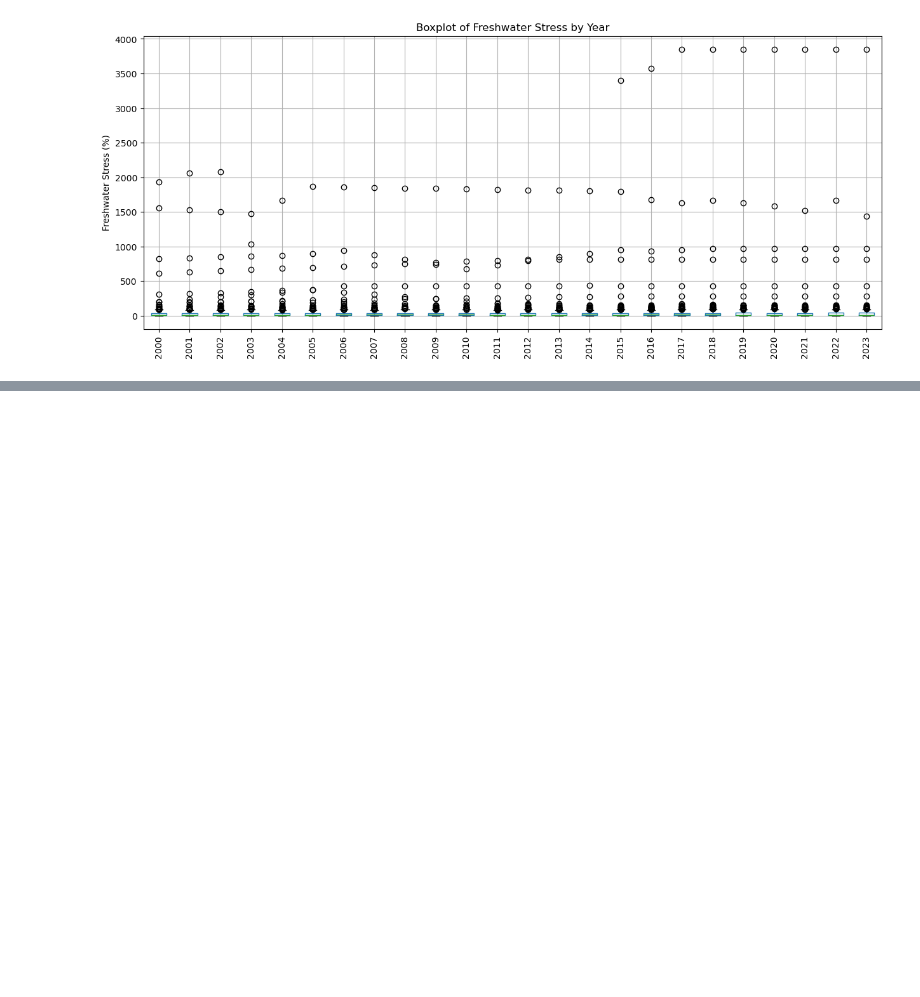
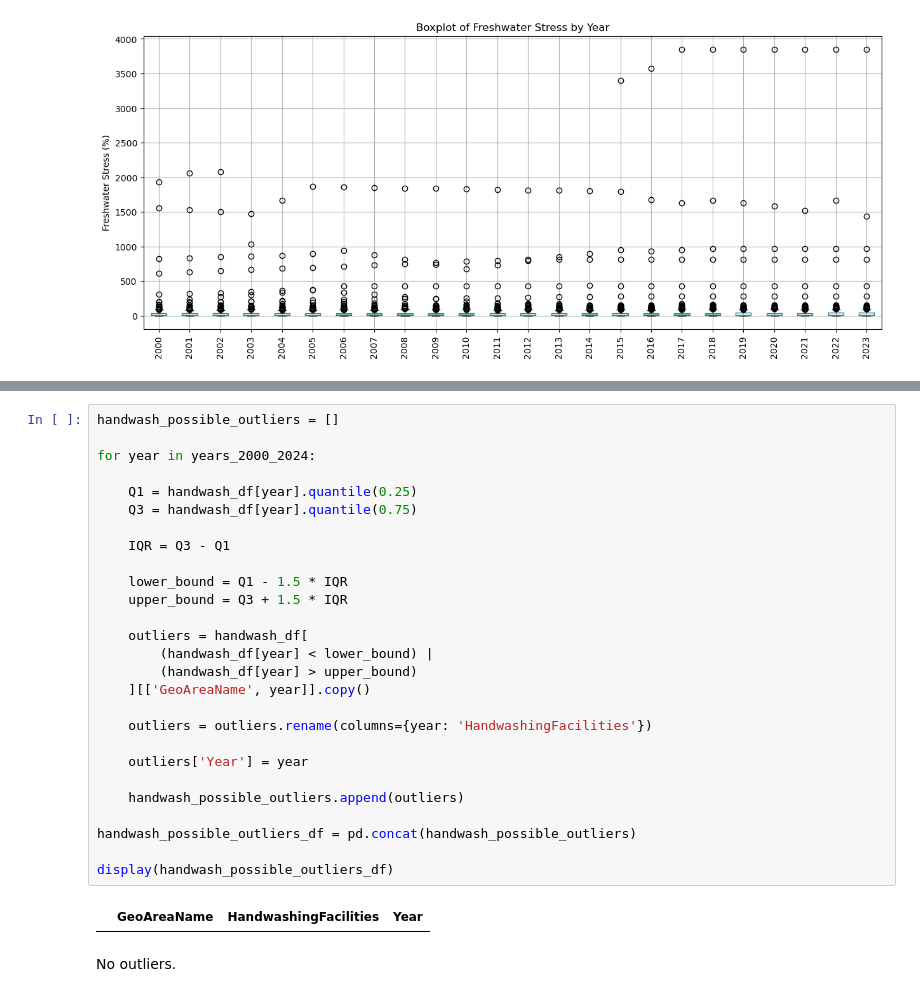
Before and after one commit to frogosorap/SDGReadinessIndex, a Jupyter notebook: Raw_Data/SDG_6_Clean_Water_and_Sanitation/Cleaning_SDG_6.ipynb, the cells around one changed output, grey strips where cells are left out. Cells and saved outputs as stored; diff of their text form; blank space fills up the shorter version.

```diff
--- a/Raw_Data/SDG_6_Clean_Water_and_Sanitation/Cleaning_SDG_6.ipynb
+++ b/Raw_Data/SDG_6_Clean_Water_and_Sanitation/Cleaning_SDG_6.ipynb
@@ -612,0 +699,31 @@ display(stress_possible_outliers_df)
+# %%
+handwash_possible_outliers = []
+
+for year in years_2000_2024:
+
+    Q1 = handwash_df[year].quantile(0.25)
+    Q3 = handwash_df[year].quantile(0.75)
+
+    IQR = Q3 - Q1
+
+    lower_bound = Q1 - 1.5 * IQR
+    upper_bound = Q3 + 1.5 * IQR
+
+    outliers = handwash_df[
+        (handwash_df[year] < lower_bound) |
+        (handwash_df[year] > upper_bound)
+    ][['GeoAreaName', year]].copy()
+
+    outliers = outliers.rename(columns={year: 'HandwashingFacilities'})
+
+    outliers['Year'] = year
+
+    handwash_possible_outliers.append(outliers)
+
+handwash_possible_outliers_df = pd.concat(handwash_possible_outliers)
+
+display(handwash_possible_outliers_df)
+# %% [output]
+|  | GeoAreaName | HandwashingFacilities | Year |
+# %% [markdown]
+No outliers.
```
Also changed, not shown: parts of 9 cells of this notebook.
